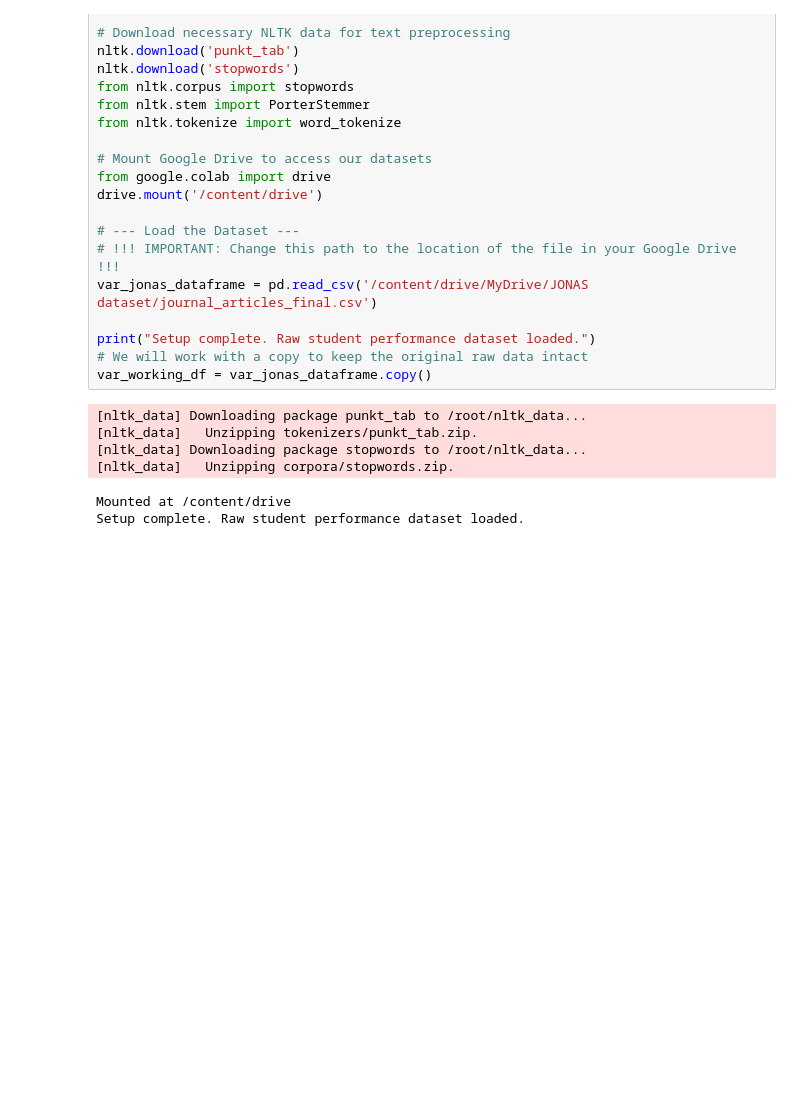
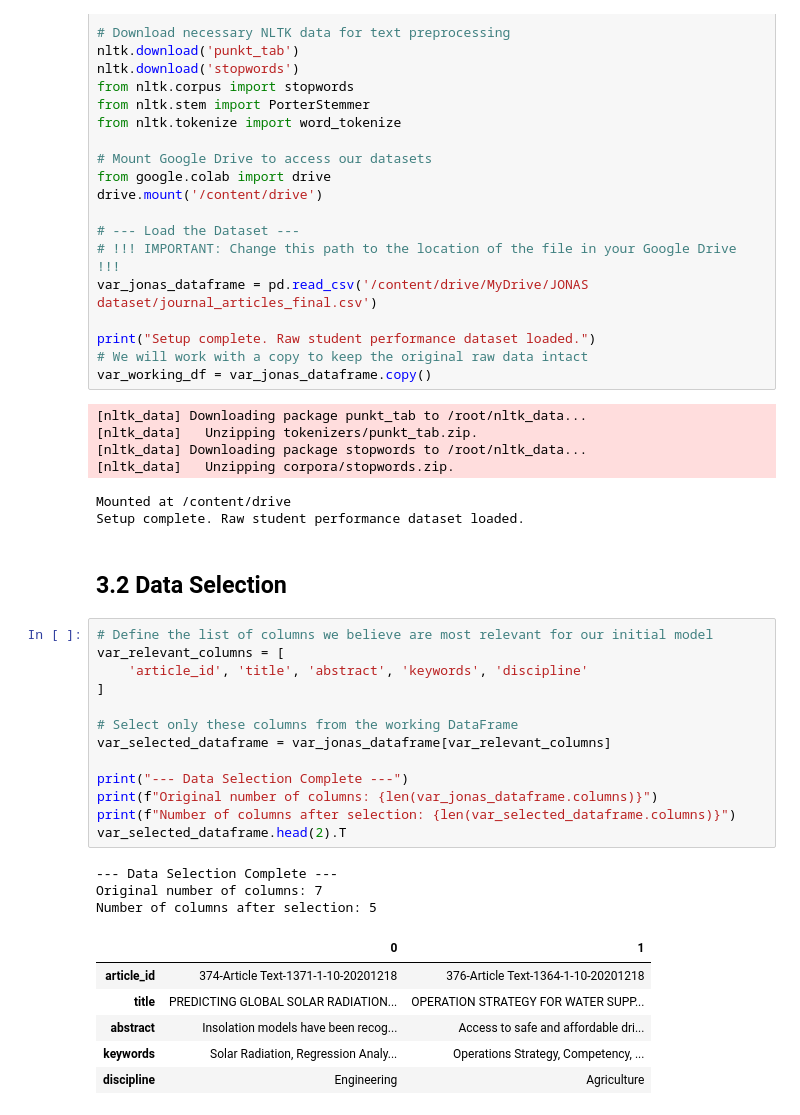
Before and after one commit to Alpha-Male-Dennis/4792_Data-Mining-Group-18, a Jupyter notebook: CSC_4792_Project_G18.ipynb, the cells around one changed output. Drawn from its saved outputs; the diff is of its cells as text; blank space fills up the shorter version.

Commit message:
[DP] added data selection columns

```diff
--- a/CSC_4792_Project_G18.ipynb
+++ b/CSC_4792_Project_G18.ipynb
@@ -233,3 +233,28 @@ var_working_df = var_jonas_dataframe.copy()
 [nltk_data]   Unzipping corpora/stopwords.zip.
 Mounted at /content/drive
 Setup complete. Raw student performance dataset loaded.
+# %% [markdown]
+## 3.2 Data Selection
+# %%
+# Define the list of columns we believe are most relevant for our initial model
+var_relevant_columns = [
+    'article_id', 'title', 'abstract', 'keywords', 'discipline'
+]
+
+# Select only these columns from the working DataFrame
+var_selected_dataframe = var_jonas_dataframe[var_relevant_columns]
+
+print("--- Data Selection Complete ---")
+print(f"Original number of columns: {len(var_jonas_dataframe.columns)}")
+print(f"Number of columns after selection: {len(var_selected_dataframe.columns)}")
+var_selected_dataframe.head(2).T
+# %% [output]
+--- Data Selection Complete ---
+Original number of columns: 7
+Number of columns after selection: 5
+|  | 0 | 1 |
+| article_id | 374-Article Text-1371-1-10-20201218 | 376-Article Text-1364-1-10-20201218 |
+| title | PREDICTING GLOBAL SOLAR RADIATION... | OPERATION STRATEGY FOR WATER SUPP... |
+| abstract | Insolation models have been recog... | Access to safe and affordable dri... |
+| keywords | Solar Radiation, Regression Analy... | Operations Strategy, Competency, ... |
+| discipline | Engineering | Agriculture |
```
